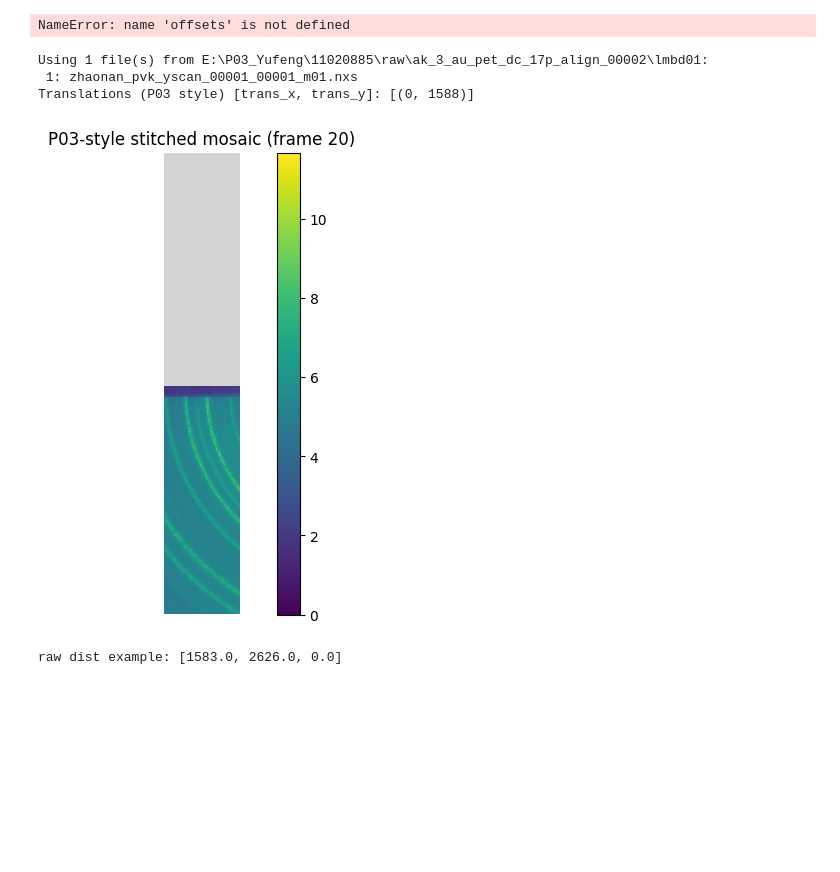
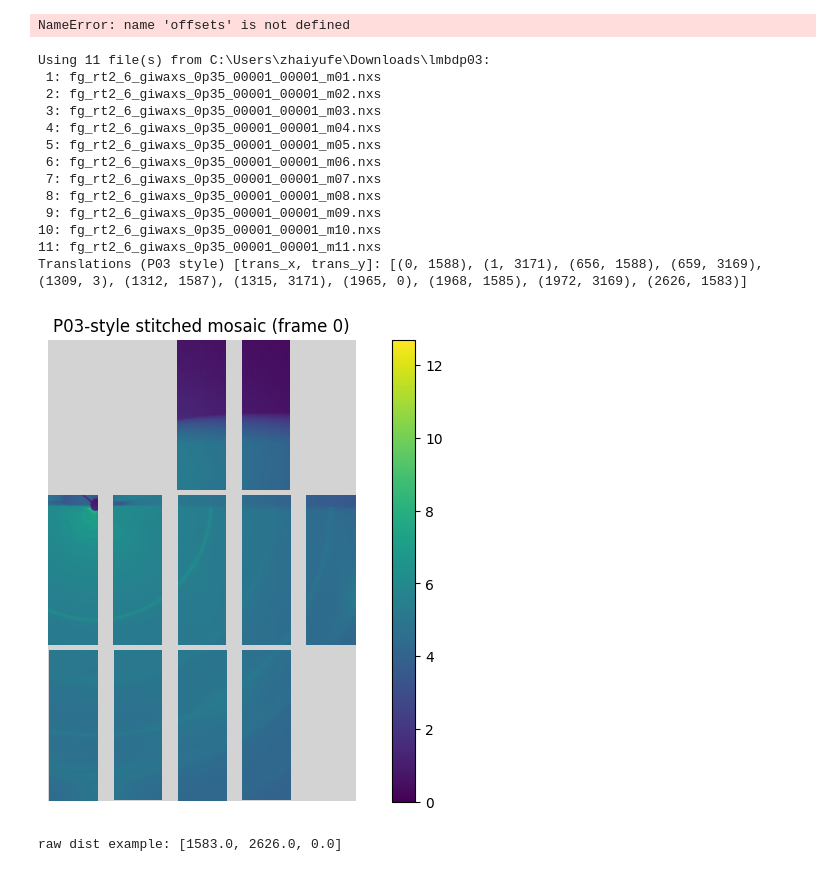
Before and after one commit to zyffcc/gisaxs_gui, a Jupyter notebook: test.ipynb, the cells around one changed output. Cells and saved outputs as stored; diff of their text form; code cells hidden in the pictures; blank space fills up the shorter version.

```diff
--- a/test.ipynb
+++ b/test.ipynb
@@ -32,7 +32,7 @@ print(data.shape)
 # %% [output]
 (1, 516, 1556)
 # %%
-nxs_file_path = r"E:\ExpData\Zhaonan\lmbd\lmbd\zhaonan_pvk_yscan_00001_00001_m09.nxs"
+nxs_file_path = r"C:\Users\zhaiyufe\Downloads\lmbdp03\fg_rt2_6_giwaxs_0p35_00001_00001_m01.nxs"
 with h5py.File(nxs_file_path, "r") as f:
     data = f["/entry/instrument/detector/data"][()]
 print(data.shape)
@@ -107,7 +107,7 @@ shape_ref = None
 for p in ordered_paths:
     with h5py.File(p, 'r') as f:
         dset = f[dataset_path]
-        img0 = dset[20]  # first frame (index 0)
+        img0 = dset[0]  # first frame (index 0)
         if shape_ref is None:
             shape_ref = img0.shape
         elif img0.shape != shape_ref:
@@ -210,13 +210,13 @@ import re
 
 # ----------------- 用户参数 -----------------
 # nxs_file_path = r"E:\ExpData\Zhaonan\lmbd\lmbd\zhaonan_pvk_yscan_00001_00001_m09.nxs"
-nxs_file_path = r"E:\P03_Yufeng\11020885\raw\ak_3_au_pet_dc_17p_align_00002\lmbd01\ak_3_au_pet_dc_17p_align_00002_00001.nxs"
+nxs_file_path = r"C:\Users\zhaiyufe\Downloads\lmbdp03\fg_rt2_6_giwaxs_0p35_00001_00001_m01.nxs"
 
 dataset_path = "/entry/instrument/detector/data"
 dist_path    = "/entry/instrument/detector/translation/distance"
 mask_path    = "/entry/instrument/detector/pixel_mask"   # optional
 
-frame_idx = 20  # 0-based
+frame_idx = 0  # 0-based
 
 # P03 reader里写死的 module 尺寸（非常关键）
 LMBDA_X = 516
@@ -341,37 +341,47 @@ if any(m["mask"] is not None for m in modules):
 
 for m in modules:
     x0, y0 = int(m["sx"]), int(m["sy"])
     grid[x0:x0+LMBDA_X, y0:y0+LMBDA_Y] = m["img"]
 
     if grid_mask is not None and m["mask"] is not None:
         # 常见约定：mask != 0 为坏点
         grid_mask[x0:x0+LMBDA_X, y0:y0+LMBDA_Y] = (m["mask"] != 0).astype(np.uint8)
 
 # if grid_mask is not None:
 #     grid = grid.copy()
 #     grid[grid_mask != 0] = np.nan
 
 # ----------------- 显示 -----------------
 # grid 是 (x,y)。imshow 通常按 (row,col) = (y,x) 理解更直观。
 # 所以这里转置一下显示，让你看到的方向跟常见 GISAXS 图像一致。
 grid_show = grid.T  # (size_y, size_x)
 
 grid_ma = np.ma.masked_invalid(grid_show)
 
 cmap = plt.cm.viridis.copy()
 cmap.set_bad(color="lightgray")
 
 plt.figure(figsize=(12, 6))
 im = plt.imshow(np.log1p(grid_ma), cmap=cmap, origin="upper")
 plt.title(f"P03-style stitched mosaic (frame {frame_idx})")
 plt.colorbar(im, fraction=0.046, pad=0.04)
 plt.axis("off")
 plt.show()
 # %% [output]
-Using 1 file(s) from E:\P03_Yufeng\11020885\raw\ak_3_au_pet_dc_17p_align_00002\lmbd01:
- 1: zhaonan_pvk_yscan_00001_00001_m01.nxs
-Translations (P03 style) [trans_x, trans_y]: [(0, 1588)]
+Using 11 file(s) from C:\Users\zhaiyufe\Downloads\lmbdp03:
+ 1: fg_rt2_6_giwaxs_0p35_00001_00001_m01.nxs
+ 2: fg_rt2_6_giwaxs_0p35_00001_00001_m02.nxs
+ 3: fg_rt2_6_giwaxs_0p35_00001_00001_m03.nxs
+ 4: fg_rt2_6_giwaxs_0p35_00001_00001_m04.nxs
+ 5: fg_rt2_6_giwaxs_0p35_00001_00001_m05.nxs
+ 6: fg_rt2_6_giwaxs_0p35_00001_00001_m06.nxs
+ 7: fg_rt2_6_giwaxs_0p35_00001_00001_m07.nxs
+ 8: fg_rt2_6_giwaxs_0p35_00001_00001_m08.nxs
+ 9: fg_rt2_6_giwaxs_0p35_00001_00001_m09.nxs
+10: fg_rt2_6_giwaxs_0p35_00001_00001_m10.nxs
+11: fg_rt2_6_giwaxs_0p35_00001_00001_m11.nxs
+Translations (P03 style) [trans_x, trans_y]: [(0, 1588), (1, 3171), (656, 1588), (659, 3169), (1309, 3), (1312, 1587), (1315, 3171), (1965, 0), (1968, 1585), (1972, 3169), (2626, 1583)]
-[figure, old version]
+[figure, new version]
 # %%
 print("raw dist example:", dist)
 # %% [output]
```
Also changed, not shown: parts of 8 cells of this notebook, 33 other files.
